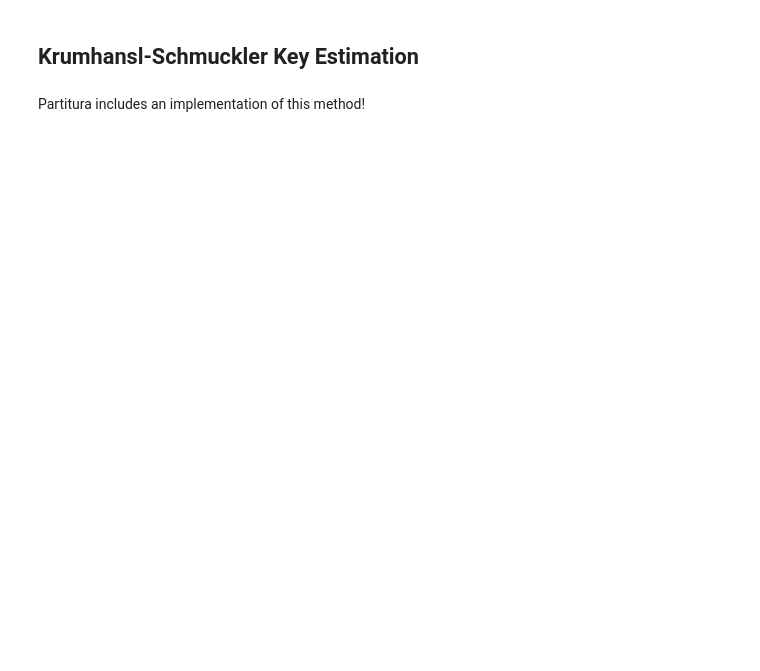
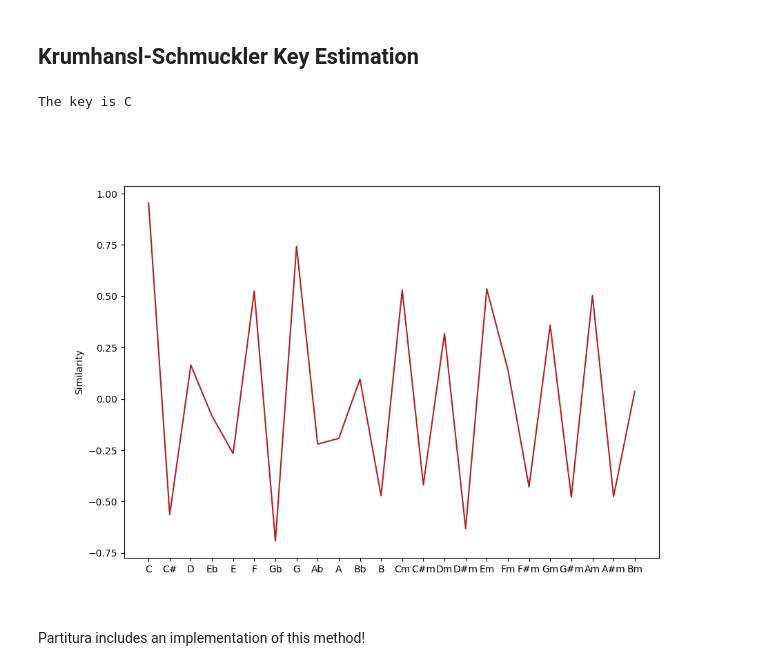
Before and after one commit to MusicalInformatics/miws2024, a Jupyter notebook: classification/key_estimation.ipynb, the cells around one changed output. Cells and saved outputs as stored; diff of their text form; code cells hidden in the pictures; blank space fills up the shorter version.

```diff
--- a/classification/key_estimation.ipynb
+++ b/classification/key_estimation.ipynb
@@ -114,34 +118,37 @@ def corr(x, y):
 similarity_func = corr
 
 # Get pitch classes
 pitch_classes = np.mod(note_array["pitch"], 12)
 
 # Compute weighted key distribution
 pitch_distribution = np.array(
     [
-        note_array["onset_sec"][np.where(pitch_classes == pc)[0]].sum()
+        note_array["duration_sec"][np.where(pitch_classes == pc)[0]].sum()
         for pc in range(12)
     ]
 )
 
 if normalize_distribution:
     # normalizing is unnecessary for computing the correlation, but might
     # be necessary for other similarity metrics
     pitch_distribution = pitch_distribution / pitch_distribution.sum()
 
 # Compute correlation with key profiles
 similarity = np.array(
     [similarity_func(pitch_distribution, kp) for kp in key_profile_matrix]
 )
 
 fig, ax = plt.subplots(figsize=(10, 7))
 ax.plot(similarity, c="firebrick")
 ax.set_xticks(range(24))
 ax.set_xticklabels(KEYS)
 ax.set_ylabel("Similarity")
 key = KEYS[similarity.argmax()]
 
 print(f"The key is {key}")
+# %% [output]
+The key is C
+[figure, added]
 # %% [markdown]
 Partitura includes an implementation of this method!
 # %%
```
Also changed, not shown: parts of 5 cells of this notebook, 15 other files.
